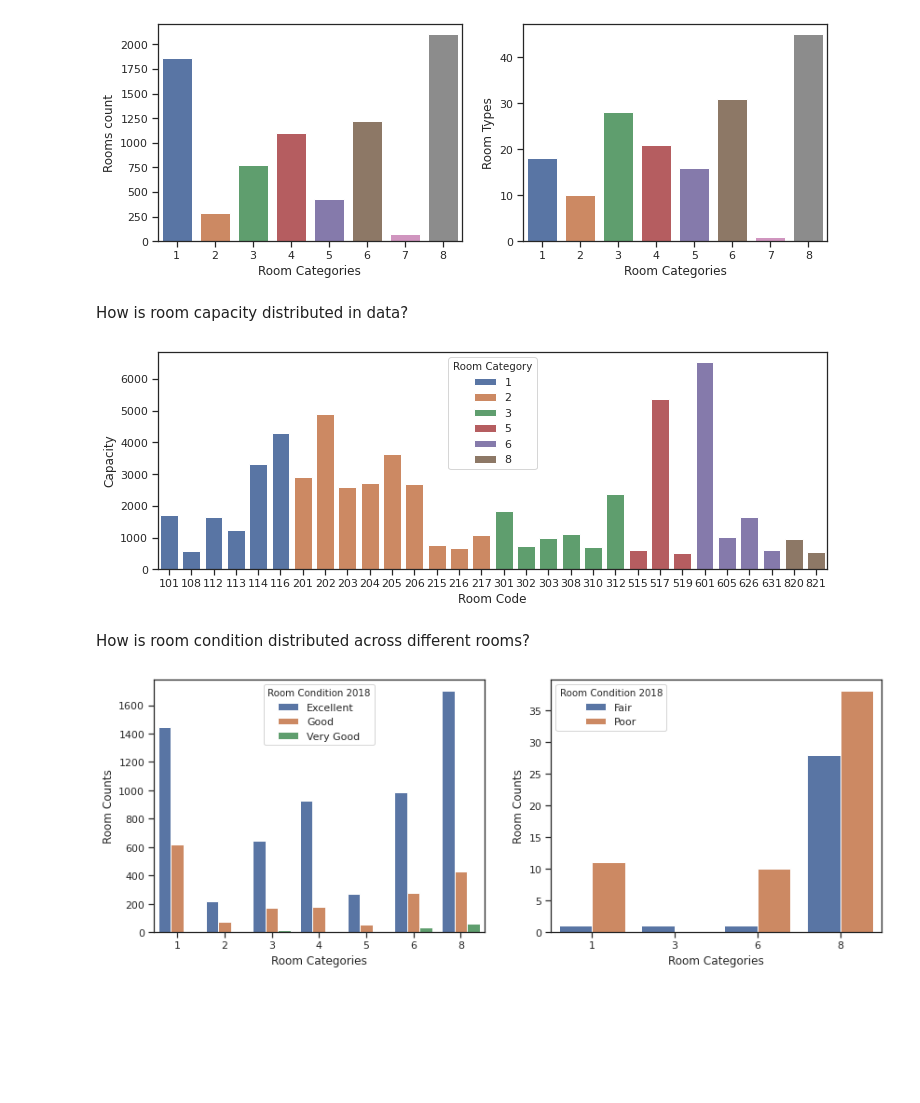
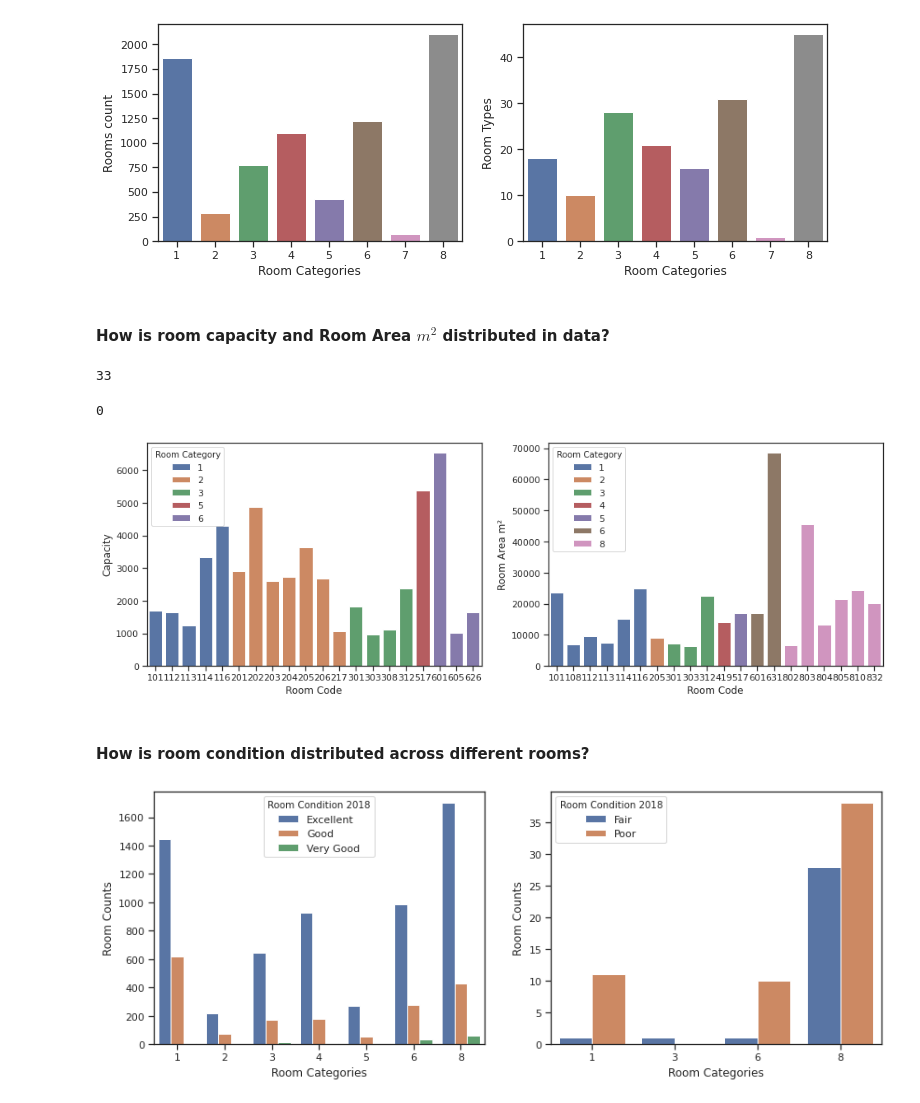
Before and after one commit to abhinavcreed13/project-space-optimisation-group-3, a Jupyter notebook: notebooks/exploratory-data-analysis.ipynb, the cells around one changed output. Cells and saved outputs as stored; diff of their text form; code cells hidden in the pictures; blank space fills up the shorter version.

```diff
--- a/notebooks/exploratory-data-analysis.ipynb
+++ b/notebooks/exploratory-data-analysis.ipynb
@@ -193,19 +220,35 @@ plt.show()
 # %% [output]
 [figure]
 # %% [markdown]
-How is room capacity distributed in data?
+#### How is room capacity and Room Area $m^2$ distributed in data?
 # %%
 gdf1 = uom_space_df_parkville.groupby(by=['Room Type','Room Category'], as_index=False)['Room Capacity'].sum()
 gdf1.sort_values(by=['Room Capacity'], inplace=True)
+# %%
+len(gdf1[gdf1['Room Capacity']==0])
+# %% [output]
+33
+# %%
+gdf2 = uom_space_df_parkville.groupby(by=['Room Type','Room Category'], as_index=False)['Room Area m²'].sum()
+gdf2.sort_values(by=['Room Area m²'], inplace=True)
+# %%
+len(gdf2[gdf2['Room Area m²']==0.0])
+# %% [output]
+0
 # %%
-plt.figure(figsize=(12,4))
-ax = sns.barplot(x="Room Type", y='Room Capacity', hue="Room Category", data=gdf1.tail(30), dodge=False);
-ax.set(xlabel='Room Code', ylabel='Capacity')
+# top 30 rooms
+fig, ax = plt.subplots(1,2)
+fig.set_figheight(5)
+fig.set_figwidth(16)
+ax1 = sns.barplot(x="Room Type", y='Room Capacity', hue="Room Category", data=gdf1.tail(20), dodge=False, ax=ax[0]);
+ax1.set(xlabel='Room Code', ylabel='Capacity')
+ax2 = sns.barplot(x="Room Type", y='Room Area m²', hue="Room Category", data=gdf2.tail(20), dodge=False, ax=ax[1]);
+ax2.set(xlabel='Room Code', ylabel='Room Area m²')
 plt.show()
 # %% [output]
-[figure, old version]
+[figure, new version]
 # %% [markdown]
-How is room condition distributed across different rooms?
+#### How is room condition distributed across different rooms?
 # %%
 gdf = uom_space_df_parkville.groupby(by=['Room Condition 2018','Room Category'], as_index=False).agg({'Room Code': pd.Series.nunique})
 gdf1 = gdf.loc[(gdf['Room Condition 2018'] == 'Excellent')|(gdf['Room Condition 2018'] == 'Very Good')|(gdf['Room Condition 2018'] == 'Good')]
```
Also changed, not shown: parts of 15 cells of this notebook.
